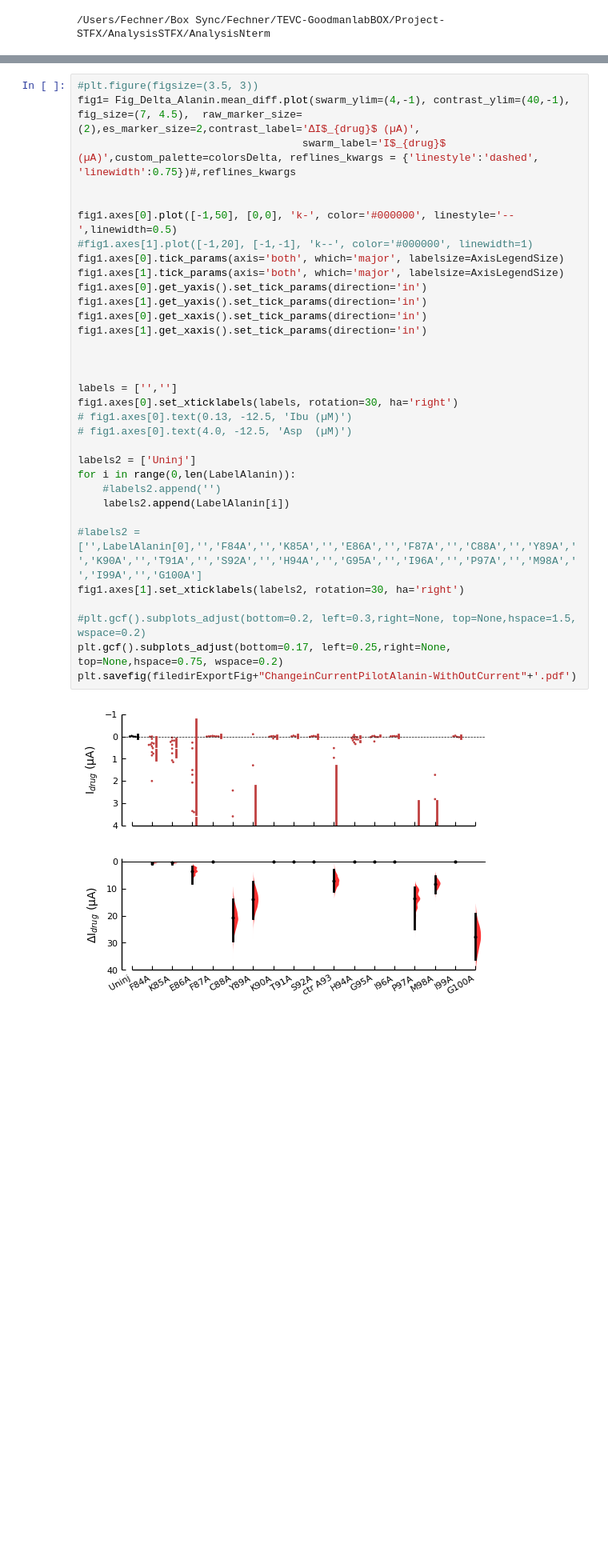
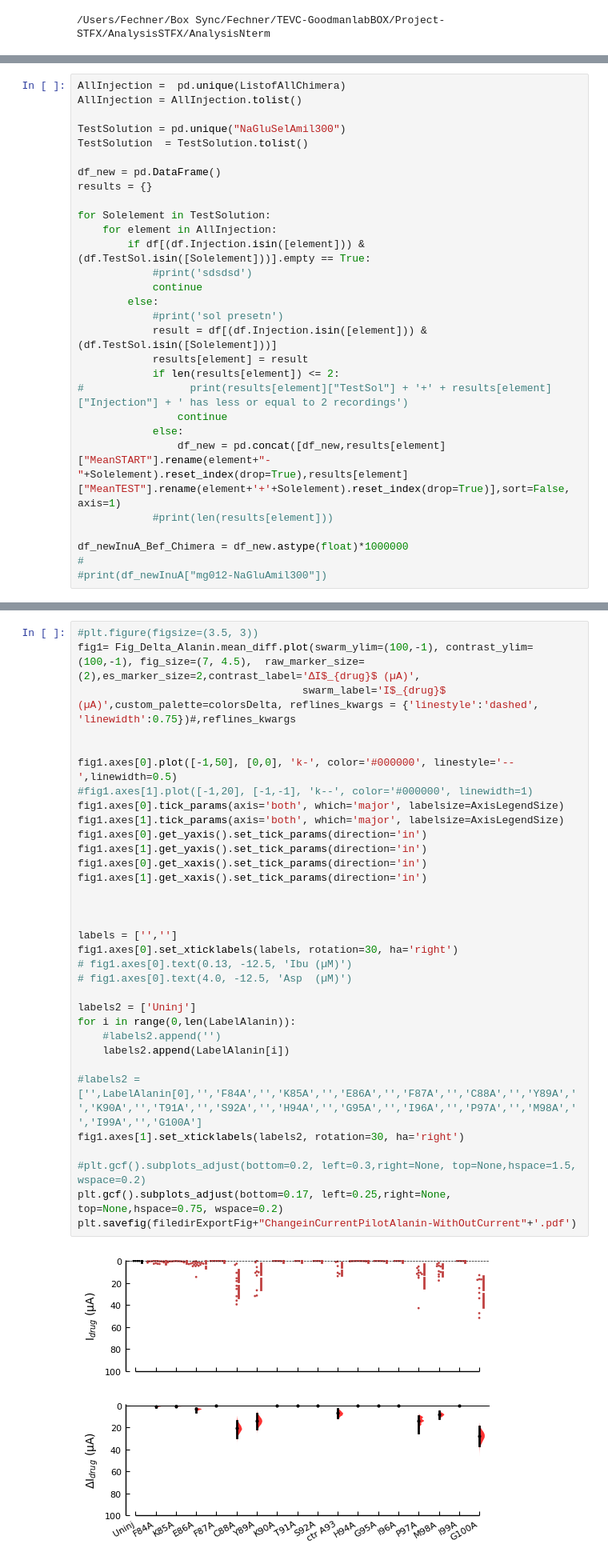
Before and after one commit to sfechner/JupyterNotebooksDEGENaCPharm, a Jupyter notebook: RatioNterm.ipynb, the cells around one changed output, grey strips where cells are left out. Shown: that part at 80% size. Drawn from its saved outputs; the diff is of its cells as text; blank space fills up the shorter version.

```diff
--- a/RatioNterm.ipynb
+++ b/RatioNterm.ipynb
@@ -182,3 +262,32 @@ for i in range(len(ReNameChimera)):
+# %%
+AllInjection =  pd.unique(ListofAllChimera)
+AllInjection = AllInjection.tolist()
+
+TestSolution = pd.unique("NaGluSelAmil300")
+TestSolution  = TestSolution.tolist()
+
+df_new = pd.DataFrame()
+results = {}
+
+for Solelement in TestSolution:
+    for element in AllInjection:
+        if df[(df.Injection.isin([element])) & (df.TestSol.isin([Solelement]))].empty == True:
+            #print('sdsdsd')
+            continue
+        else:
+            #print('sol presetn')
+            result = df[(df.Injection.isin([element])) & (df.TestSol.isin([Solelement]))]
+            results[element] = result
+            if len(results[element]) <= 2:
+#                 print(results[element]["TestSol"] + '+' + results[element]["Injection"] + ' has less or equal to 2 recordings')
+                continue
+            else:
+                df_new = pd.concat([df_new,results[element]["MeanSTART"].rename(element+"-"+Solelement).reset_index(drop=True),results[element]["MeanTEST"].rename(element+'+'+Solelement).reset_index(drop=True)],sort=False, axis=1)
+            #print(len(results[element]))
+
+df_newInuA_Bef_Chimera = df_new.astype(float)*1000000
+#
+#print(df_newInuA["mg012-NaGluAmil300"])
 # %% [markdown]
 # Re-Arrange Change in Current All Single Alanin Mutants
 # %%
@@ -304,39 +601,39 @@ for i in range(50):
 # plot alanin delta
 # %%
 #plt.figure(figsize=(3.5, 3))
-fig1= Fig_Delta_Alanin.mean_diff.plot(swarm_ylim=(4,-1), contrast_ylim=(40,-1), fig_size=(7, 4.5),  raw_marker_size=(2),es_marker_size=2,contrast_label='ΔI$_{drug}$ (µA)',
+fig1= Fig_Delta_Alanin.mean_diff.plot(swarm_ylim=(100,-1), contrast_ylim=(100,-1), fig_size=(7, 4.5),  raw_marker_size=(2),es_marker_size=2,contrast_label='ΔI$_{drug}$ (µA)',
                                     swarm_label='I$_{drug}$ (µA)',custom_palette=colorsDelta, reflines_kwargs = {'linestyle':'dashed', 'linewidth':0.75})#,reflines_kwargs
 
 
 fig1.axes[0].plot([-1,50], [0,0], 'k-', color='#000000', linestyle='--',linewidth=0.5)
 #fig1.axes[1].plot([-1,20], [-1,-1], 'k--', color='#000000', linewidth=1)
 fig1.axes[0].tick_params(axis='both', which='major', labelsize=AxisLegendSize)
 fig1.axes[1].tick_params(axis='both', which='major', labelsize=AxisLegendSize)
 fig1.axes[0].get_yaxis().set_tick_params(direction='in')
 fig1.axes[1].get_yaxis().set_tick_params(direction='in')
 fig1.axes[0].get_xaxis().set_tick_params(direction='in')
 fig1.axes[1].get_xaxis().set_tick_params(direction='in')
 
 
 
 labels = ['','']
 fig1.axes[0].set_xticklabels(labels, rotation=30, ha='right')
 # fig1.axes[0].text(0.13, -12.5, 'Ibu (µM)')
 # fig1.axes[0].text(4.0, -12.5, 'Asp  (µM)')
 
 labels2 = ['Uninj']
 for i in range(0,len(LabelAlanin)):
     #labels2.append('')
     labels2.append(LabelAlanin[i])
 
 #labels2 = ['',LabelAlanin[0],'','F84A','','K85A','','E86A','','F87A','','C88A','','Y89A','','K90A','','T91A','','S92A','','H94A','','G95A','','I96A','','P97A','','M98A','','I99A','','G100A']
 fig1.axes[1].set_xticklabels(labels2, rotation=30, ha='right')
 
 #plt.gcf().subplots_adjust(bottom=0.2, left=0.3,right=None, top=None,hspace=1.5, wspace=0.2)
 plt.gcf().subplots_adjust(bottom=0.17, left=0.25,right=None, top=None,hspace=0.75, wspace=0.2)
 plt.savefig(filedirExportFig+"ChangeinCurrentPilotAlanin-WithOutCurrent"+'.pdf')
 # %% [output]
-[figure, old version]
+[figure, new version]
 # %% [markdown]
 # plot chimera Delta All singles
 # %%
```
Also changed, not shown: parts of 17 cells of this notebook, 1 other file.
